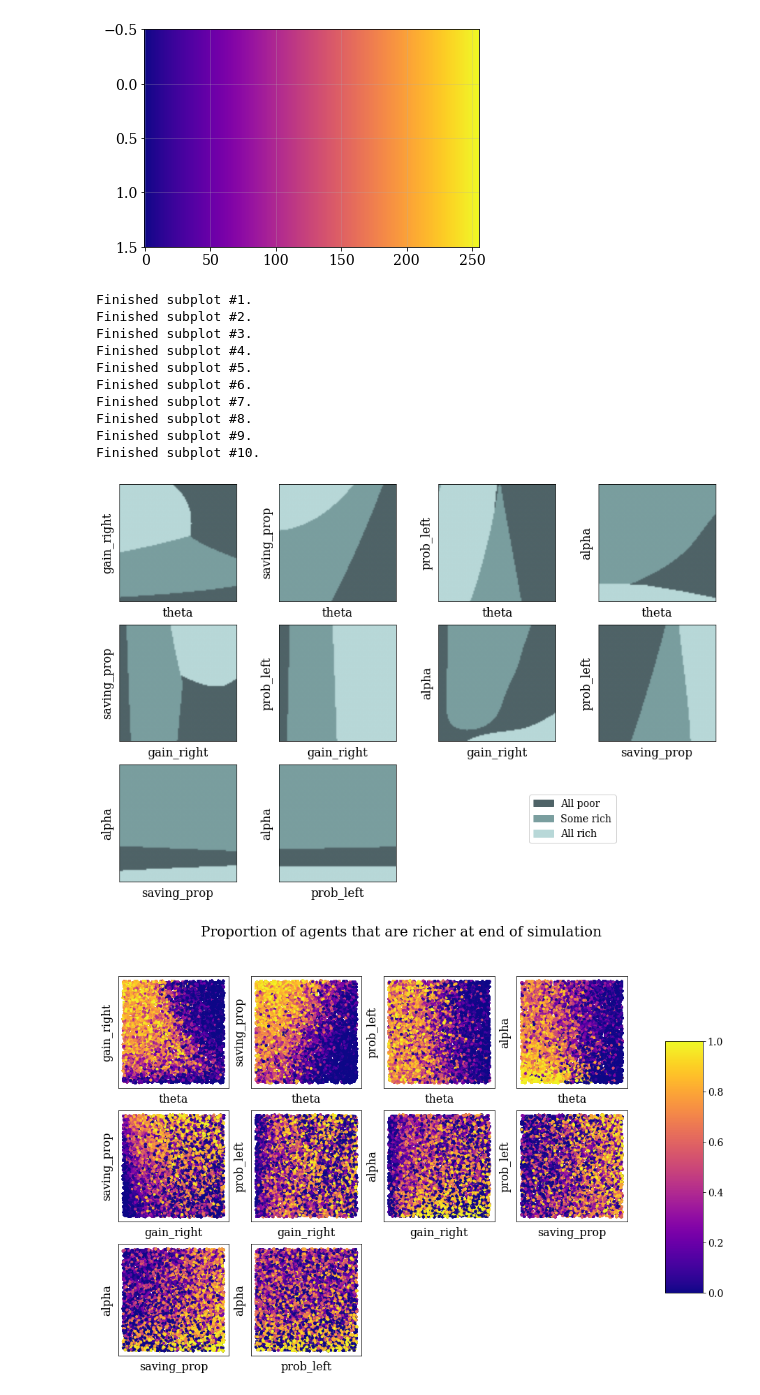
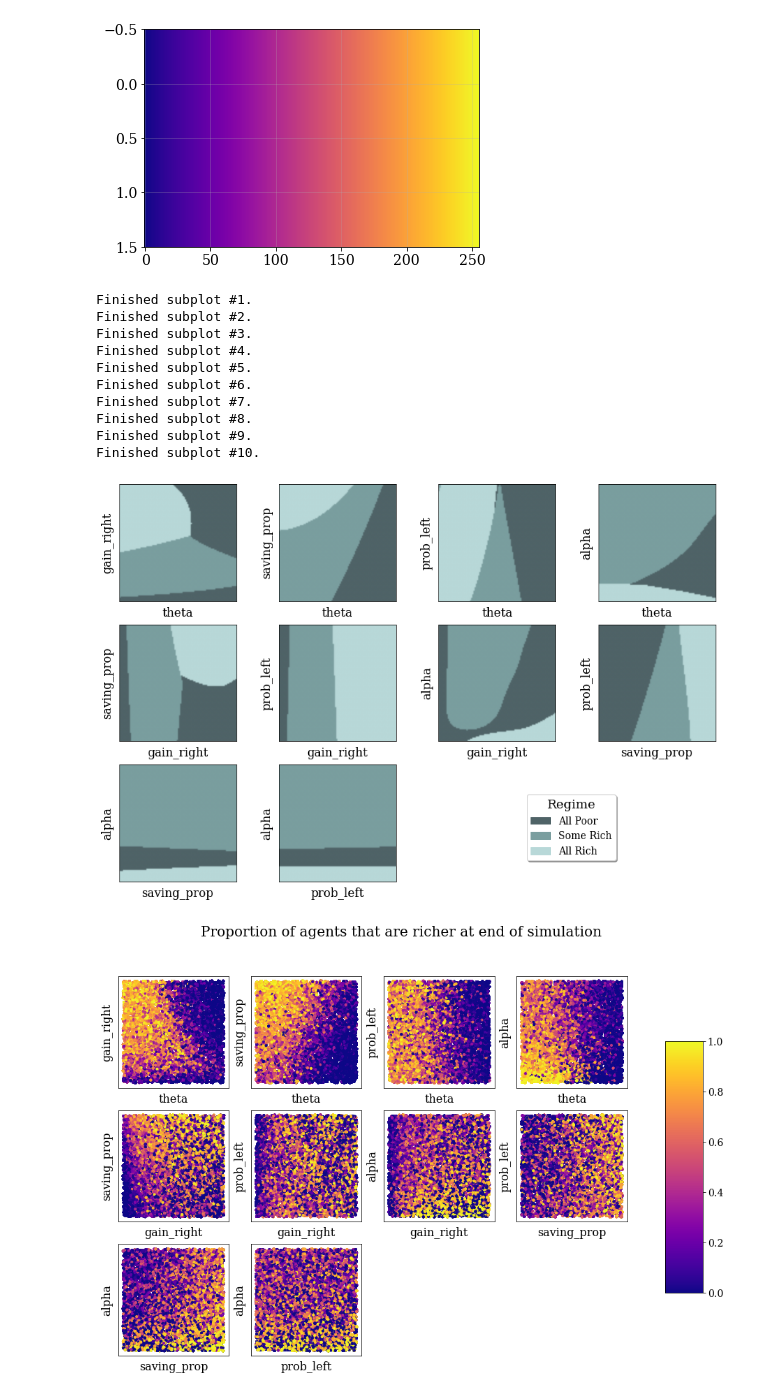
Before and after one commit to charlesaugdupont/poverty-trap, a Jupyter notebook: notebooks/phase_plots.ipynb, the cells around one changed output. Drawn from its saved outputs; the diff is of its cells as text; code cells hidden in the pictures.

```diff
--- a/notebooks/phase_plots.ipynb
+++ b/notebooks/phase_plots.ipynb
@@ -138,3 +145,30 @@ def get_phase_plot_data_communities(reps, params, setup):
         pickle.dump({"gini":GINIS, "prop_richer":PROP_RICHER}, f)
 # %%
 get_phase_plot_data_communities(20, 7168, "nodebt")
+# %%
+fig, axs = plt.subplots(3, 4, figsize=(15,10))
+
+subplot_idx = 0
+
+for i in range(len(param_names)):
+    for j in range(i+1, len(param_names)):
+        for row in GINIS:
+            idx = np.where((row >= 0) & (row <= 1))[0]
+            axs[int(subplot_idx/4)][int(subplot_idx%4)].scatter(X_no_debt[idx,i], X_no_debt[idx,j],
+                                              s=10, c=row[idx], cmap="plasma")
+            axs[int(subplot_idx/4)][int(subplot_idx%4)].set_xlabel(param_names[i])
+            axs[int(subplot_idx/4)][int(subplot_idx%4)].set_ylabel(param_names[j])
+            axs[int(subplot_idx/4)][int(subplot_idx%4)].set_yticks([])
+            axs[int(subplot_idx/4)][int(subplot_idx%4)].set_xticks([])
+
+        subplot_idx += 1
+
+fig.subplots_adjust(right=0.8)
+cbar_ax = fig.add_axes([0.85, 0.25, 0.05, 0.5])
+
+fig.colorbar(im, cax=cbar_ax)
+# fig.tight_layout()
+axs[2,2].axis('off')
+axs[2,3].axis('off')
+fig.patch.set_facecolor('xkcd:white')
+plt.show()
@@ -141,7 +177,7 @@ get_phase_plot_data_communities(20, 7168, "nodebt")
 # %% [markdown]
 # Plotting (micro)
 # %%
-with open("phase_plots_no_debt.pickle", "rb") as f:
+with open("notebooks/phase_plots_no_debt.pickle", "rb") as f:
     data = pickle.load(f)
 GINIS = data["gini"]
 PROP_RICHER = data["prop_richer"]
@@ -155,19 +191,16 @@ im = ax.imshow(gradient, aspect='auto', cmap="plasma")
 # %% [output]
 [figure]
 # %%
-with open("phase_plot_models.pickle", 'rb') as f:
+with open("notebooks/phase_plot_models.pickle", 'rb') as f:
     MODELS = pickle.load(f)
 # %%
 fig, axs = plt.subplots(3, 4, figsize=(15,10))
 
-try:
-    with open("phase_plot_models.pickle", 'rb') as f:
-        MODELS = pickle.load(f)
-except:
+if not MODELS:
     MODELS = {}
 
 colorsList = [("#4f6367"),("#7a9e9f"),("#b8d8d8")]
-labels = {0:'All poor',1:'Some rich', 2:'All rich'}
+labels = {0:'All Poor',1:'Some Rich', 2:'All Rich'}
 CustomCmap = matplotlib.colors.ListedColormap(colorsList)
 patches = [mpatches.Patch(color=colorsList[i],label=labels[i]) for i in range(len(colorsList))]
 
@@ -193,6 +226,7 @@ for i in range(len(param_names)):
         if k in MODELS:
             svc = MODELS[k]
         else:
+            print('training model...')
             svc = SVC(class_weight="balanced", C=0.1).fit(X, y)
             MODELS[(param_names[i], param_names[j])] = svc
 
@@ -207,35 +241,39 @@ for i in range(len(param_names)):
                                                            origin="lower", interpolation_stage="rgba")
         axs[int(subplot_idx/4)][int(subplot_idx%4)].set_xlabel(param_names[i])
         axs[int(subplot_idx/4)][int(subplot_idx%4)].set_ylabel(param_names[j])
         axs[int(subplot_idx/4)][int(subplot_idx%4)].set_yticks([])
         axs[int(subplot_idx/4)][int(subplot_idx%4)].set_xticks([])
         if subplot_idx == 9:
             axs[int(subplot_idx/4)][int(subplot_idx%4)].legend(handles=patches,
                                                                bbox_to_anchor = (-0.23, -0.7, 1, 1),
-                                                               bbox_transform = plt.gcf().transFigure)
+                                                               bbox_transform = plt.gcf().transFigure,
+                                                               title="Regime",
+                                                               shadow=True)
+            plt.setp(axs[int(subplot_idx/4)][int(subplot_idx%4)].get_legend().get_title(),fontsize='xx-large')
+
         subplot_idx += 1
         print(f"Finished subplot #{subplot_idx}.")
 
 # with open("phase_plot_models.pickle", "wb") as f:
 #     pickle.dump(MODELS, f)
 
 axs[2,2].axis('off')
 axs[2,3].axis('off')
 fig.patch.set_facecolor('xkcd:white')
 plt.savefig("phase_plot_fig.pdf", bbox_inches="tight")
 plt.show()
 # %% [output]
 Finished subplot #1.
 Finished subplot #2.
 Finished subplot #3.
 Finished subplot #4.
 Finished subplot #5.
 Finished subplot #6.
 Finished subplot #7.
 Finished subplot #8.
 Finished subplot #9.
 Finished subplot #10.
-[figure, old version]
+[figure, new version]
 # %%
 fig, axs = plt.subplots(3, 4, figsize=(15,10))
 
```
Also changed, not shown: parts of 2 cells of this notebook, 5 other files.
